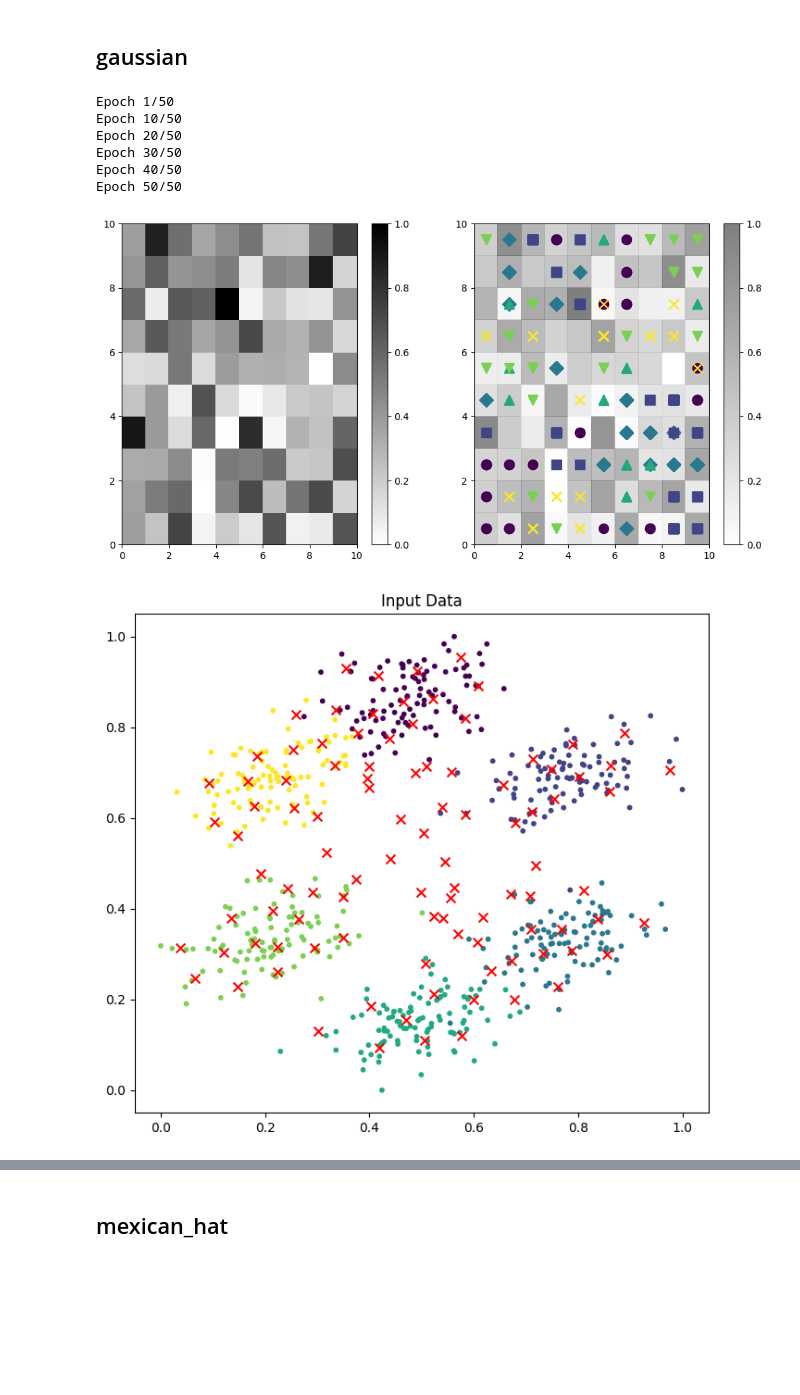
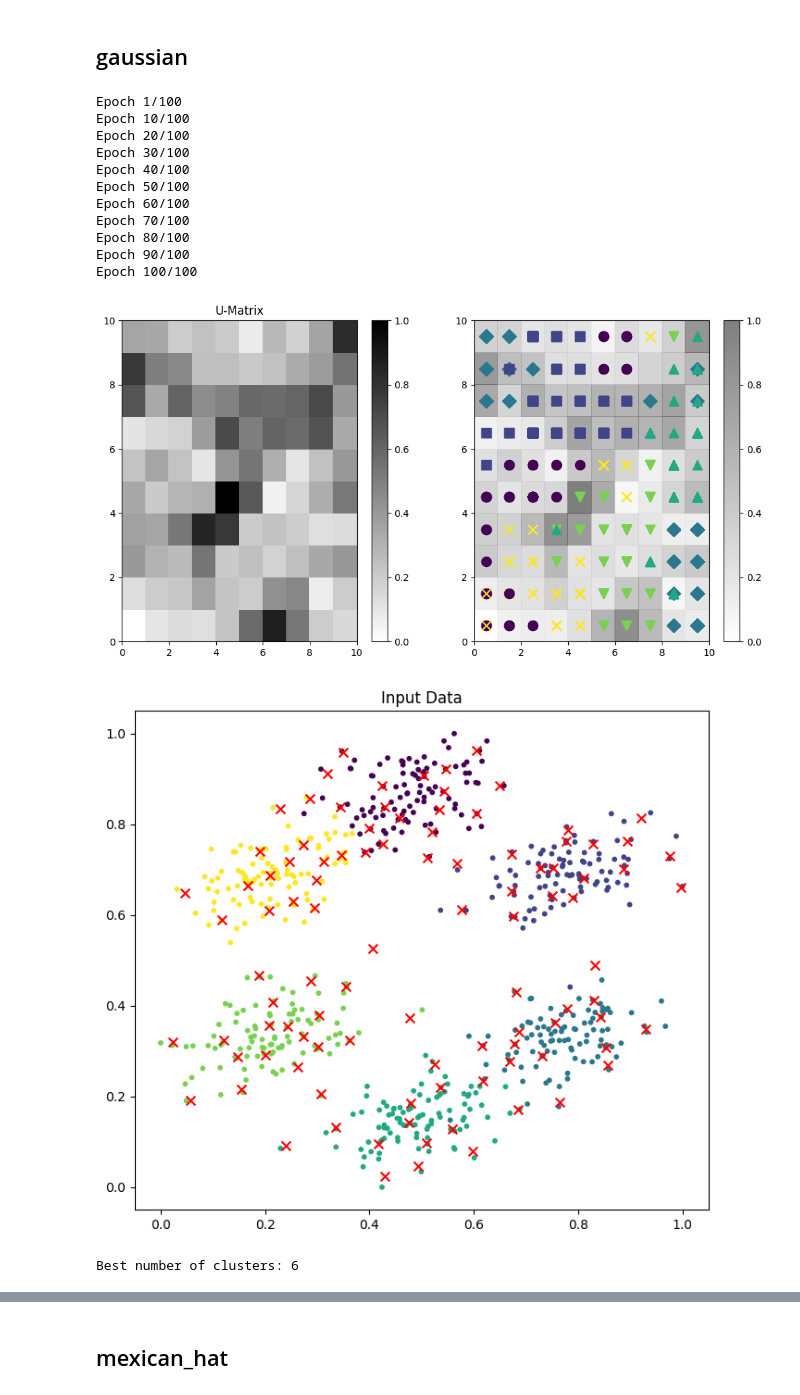
Before and after one commit to kuba-kapron/mio, a Jupyter notebook: KOH/koh1.ipynb, the cells around one changed output, grey strips where cells are left out. Drawn from its saved outputs; the diff is of its cells as text; code cells hidden in the pictures; blank space fills up the shorter version.

```diff
--- a/KOH/koh1.ipynb
+++ b/KOH/koh1.ipynb
@@ -63,3 +75,16 @@ class SOM():
+# %%
+def find_n_clusters(som, max_k=10):
+    """Find the optimal number of clusters using the elbow method."""
+    scores = []
+    weights = som.weights.reshape(-1, som.input_size)
+
+    for k in range(2, max_k + 1):
+        kmeans = KMeans(n_clusters=k, random_state=42)
+        labels = kmeans.fit_predict(weights)
+        score = silhouette_score(weights, labels)
+        scores.append(score)
+
+    print("Best number of clusters:", np.argmax(scores) + 2)
 # %%
 def normalize(data, min = None, max = None):
     data = np.array(data)
@@ -79,18 +104,20 @@ def denormalize(data, min, max):
 # %%
 def draw_u_matrix(som, X, Y):
     fig, ax = plt.subplots(1, 2, figsize=(12, 6))
-    plot = ax[0].pcolor(som.distance_map().T, cmap='gist_yarg')
+    plot = ax[0].pcolor(som.u_matrix().T, cmap='gist_yarg')
     plt.colorbar(plot, ax=ax[0])
 
     markers = ['o', 's', 'D', '^', 'v', 'x', '+', '1', '2', '3', '4']
     colors = cm.get_cmap('viridis', len(np.unique(Y)))
-    plot = ax[1].pcolor(som.distance_map().T, cmap='gist_yarg', alpha=0.5)
+    plot = ax[1].pcolor(som.u_matrix().T, cmap='gist_yarg', alpha=0.5)
     plt.colorbar(plot, ax=ax[1])
 
     for i in range(len(X)):
         bmu = som.find_bmu(X[i])
         ax[1].scatter(bmu[1] + 0.5, bmu[0] + 0.5, marker=markers[Y[i]], c=colors(Y[i]), s=100, label=f'Class {Y[i]}')
 
+    ax[0].set_title('U-Matrix')
+
     plt.show()
 # %%
 def plot_som(som, X, Y):
@@ -99,6 +126,21 @@ def plot_som(som, X, Y):
     ax.scatter(som.weights[:, :, 0].flatten(), som.weights[:, :, 1].flatten(), c='red', s=50, marker='x')
     ax.set_title('Input Data')
     plt.show()
+# %%
+def draw_neuron_comp(som, X, Y, n_lanbels):
+    fig, ax = plt.subplots(2, n_lanbels//2, figsize=(6 * n_lanbels//2, 12))
+    matrices = np.zeros((som.size[0], som.size[1], n_lanbels))
+    for i in range(len(X)):
+        bmu = som.find_bmu(X[i])
+        matrices[bmu[0], bmu[1], Y[i]] += 1
+    for i in range(n_lanbels):
+        plot = ax[i // (n_lanbels//2), i % (n_lanbels//2)].pcolor(matrices[:, :, i], cmap='gist_yarg')
+        plt.colorbar(plot, ax=ax[i // (n_lanbels//2), i % (n_lanbels//2)])
+        ax[i // (n_lanbels//2), i % (n_lanbels//2)].set_title(f'Class {i}')
+
+
+    plt.tight_layout()
+    plt.show()
 # %% [markdown]
 # hexagon
 # %%
@@ -123,16 +165,24 @@ input_size = 2
 # %% [markdown]
 ## gaussian
 # %%
-som = SOM(10, 10, 2, nbhd_fun_name='gaussian', nbhd_width=0.1, lr_decay_rate=25)
-som.fit(X_norm, epochs=50, n_display_epochs=10)
+som = SOM(10, 10, 2, nbhd_fun_name='gaussian', nbhd_width=0.1, lr_decay_rate=1000)
+som.fit(X_norm, epochs=100, n_display_epochs=10)
 draw_u_matrix(som, X_norm, Y)
 plot_som(som, X_norm, Y)
+find_n_clusters(som, max_k=10)
+draw_neuron_comp(som, X_norm, Y, n_lanbels=6)
 # %% [output]
-Epoch 1/50
-Epoch 10/50
-Epoch 20/50
-Epoch 30/50
-Epoch 40/50
-Epoch 50/50
+Epoch 1/100
+Epoch 10/100
+Epoch 20/100
+Epoch 30/100
+Epoch 40/100
+Epoch 50/100
+Epoch 60/100
+Epoch 70/100
+Epoch 80/100
+Epoch 90/100
+Epoch 100/100
-[figure, old version]
+[figure, new version]
-[figure, old version]
+[figure, new version]
+Best number of clusters: 6
```
Also changed, not shown: parts of 19 cells of this notebook, 26 other files.
